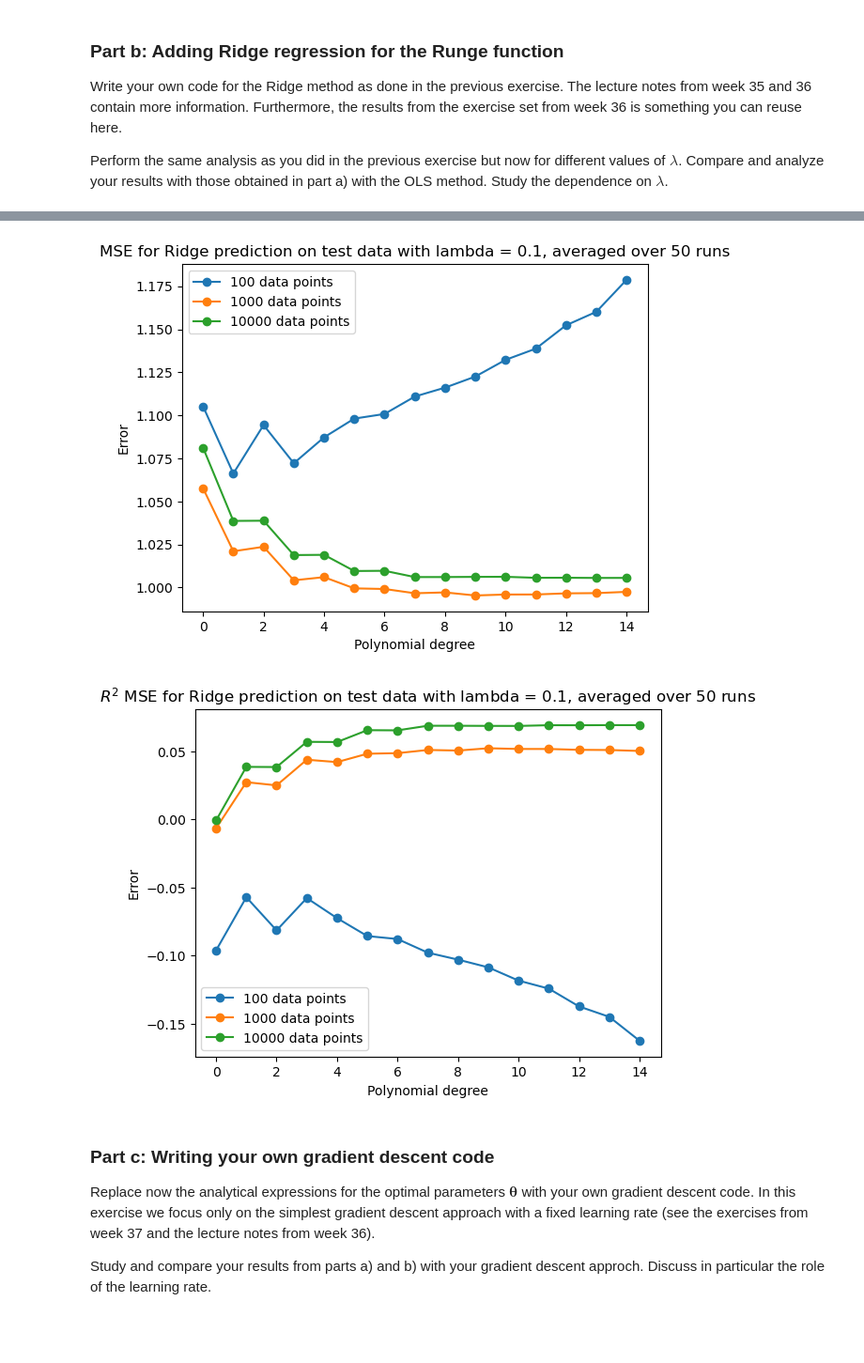
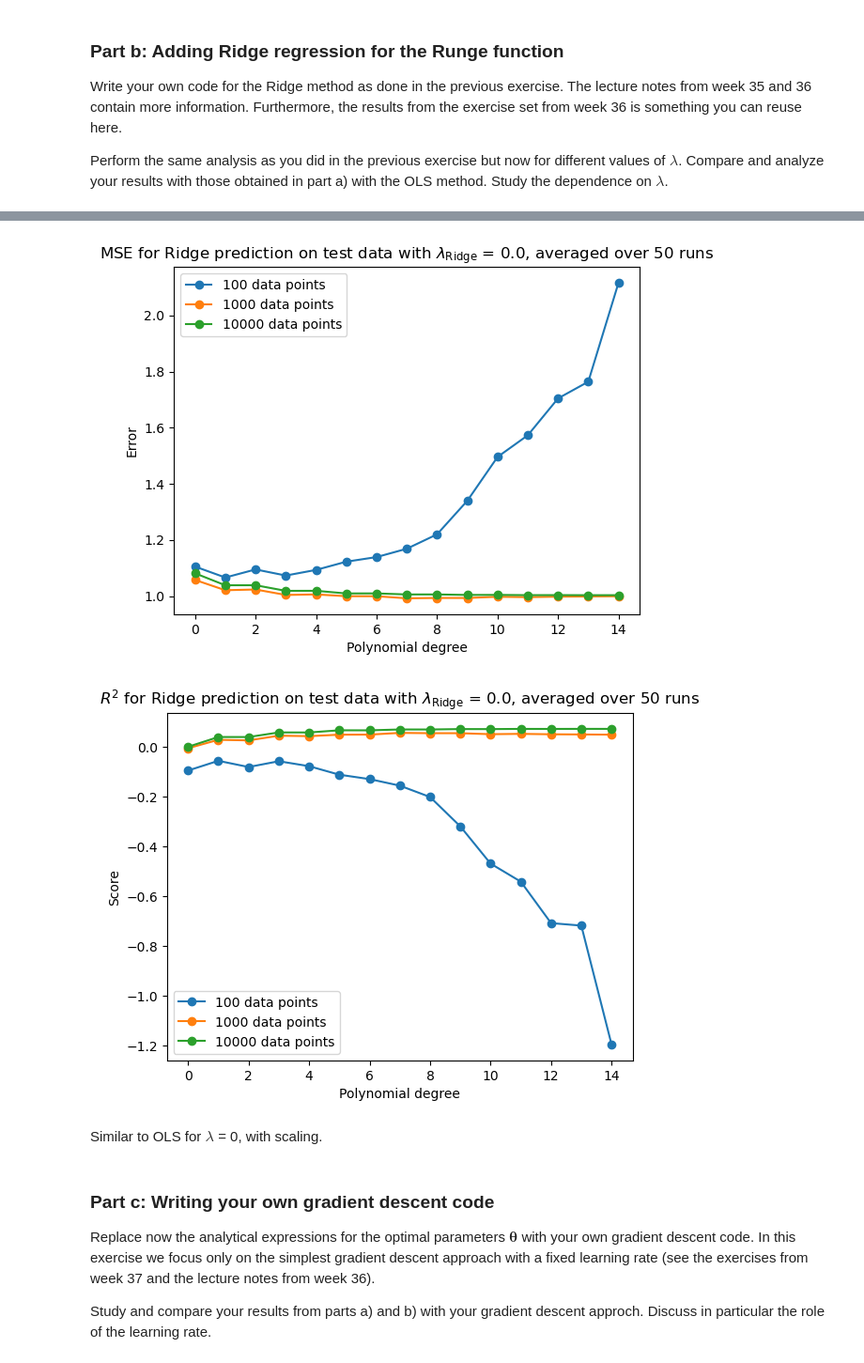
Before and after one commit to Waerstad/4155-Project-1, a Jupyter notebook: Code/project1_main.ipynb, the cells around one changed output, grey strips where cells are left out. Shown at 94% size. Drawn from its saved outputs; the diff is of its cells as text; code cells hidden in the pictures; blank space fills up the shorter version.

```diff
--- a/Code/project1_main.ipynb
+++ b/Code/project1_main.ipynb
@@ -329,7 +329,7 @@ poly_degrees = np.arange(poly_min, poly_max + 1, 1)
 runs = 50
 MSEs_runs_datasize_polys_matrix = np.zeros([runs, len(data_sizes), len(poly_degrees)])
 R2s_runs_datasize_polys_matrix = np.zeros([runs, len(data_sizes), len(poly_degrees)])
-beta1s_runs_datasize_polys_matrix = np.zeros([runs, len(data_sizes), len(poly_degrees)])
+beta0s_runs_datasize_polys_matrix = np.zeros([runs, len(data_sizes), len(poly_degrees)])
 
 for i in range(runs):
 
@@ -352,7 +352,7 @@ for i in range(runs):
             y_offset = np.mean(y_train) # Nesecarry to add this to the y prediction since we have not used intercept parameter
 
             # Train model/find beta parameters
-            ridge_lambda = 0.1
+            ridge_lambda = 0.0
             beta_poly = Ridge_parameters(X_train_s, y_train, ridge_lambda=ridge_lambda)
             # Doing the prediction
             predict_y_test_poly = X_test_s @ beta_poly + y_offset
@@ -360,20 +360,20 @@ for i in range(runs):
             # MSE for target y_test and prediction
             MSEs_runs_datasize_polys_matrix[i,j,k] = mean_squared_error(y_test, predict_y_test_poly)
             R2s_runs_datasize_polys_matrix[i,j,k] = 1.0 - (np.sum((y_test - predict_y_test_poly)**2)/(np.sum((y_test - np.mean(y_test))**2))) #R2
-            beta1s_runs_datasize_polys_matrix[i,j,k] = beta_poly[0]
+            beta0s_runs_datasize_polys_matrix[i,j,k] = beta_poly[0]
 
 # Average over all runs
 mean_MSE_datasize_poly = np.mean(MSEs_runs_datasize_polys_matrix, axis=0)
 mean_R2_runs_datasize_polys_matrix = np.mean(R2s_runs_datasize_polys_matrix, axis=0)
-mean_beta1s_runs_datasize_polys_matrix = np.mean(beta1s_runs_datasize_polys_matrix, axis=0)
+mean_beta0s_runs_datasize_polys_matrix = np.mean(beta0s_runs_datasize_polys_matrix, axis=0)
 
 # Plot mean beta1 parameter of OLS fit on test data for various data sizes and polynomials; averaged over many runs
-plt.plot(mean_beta1s_runs_datasize_polys_matrix[0,:], "o-", label=f"{data_sizes[0]} data points")
-plt.plot(mean_beta1s_runs_datasize_polys_matrix[1,:], "o-", label=f"{data_sizes[1]} data points")
-plt.plot(mean_beta1s_runs_datasize_polys_matrix[2,:], "o-", label=f"{data_sizes[2]} data points")
+plt.plot(mean_beta0s_runs_datasize_polys_matrix[0,:], "o-", label=f"{data_sizes[0]} data points")
+plt.plot(mean_beta0s_runs_datasize_polys_matrix[1,:], "o-", label=f"{data_sizes[1]} data points")
+plt.plot(mean_beta0s_runs_datasize_polys_matrix[2,:], "o-", label=f"{data_sizes[2]} data points")
 plt.xlabel("Polynomial degree")
 plt.ylabel("Value")
-plt.title(fr"Ridge fit parameter $\beta_1$ for \lambda {ridge_lambda}, averaged over {runs} runs per polynomial")
+plt.title(fr"Ridge fit parameter $\beta_1$ for $\lambda_\mathrm{{Ridge}}$ = {ridge_lambda}, averaged over {runs} runs per polynomial")
 plt.legend()
 plt.show()
 plt.close()
@@ -382,7 +382,7 @@ plt.close()
 plt.plot(mean_MSE_datasize_poly[0,:], "o-", label=f"{data_sizes[0]} data points")
 plt.plot(mean_MSE_datasize_poly[1,:], "o-", label=f"{data_sizes[1]} data points")
 plt.plot(mean_MSE_datasize_poly[2,:], "o-", label=f"{data_sizes[2]} data points")
-plt.title(f"MSE for Ridge prediction on test data with lambda = {ridge_lambda}, averaged over {runs} runs")
+plt.title(fr"MSE for Ridge prediction on test data with $\lambda_\mathrm{{Ridge}}$ = {ridge_lambda}, averaged over {runs} runs")
 plt.xlabel("Polynomial degree")
 plt.ylabel("Error")
 plt.legend()
@@ -394,9 +394,9 @@ plt.close()
 plt.plot(mean_R2_runs_datasize_polys_matrix[0,:], "o-", label=f"{data_sizes[0]} data points")
 plt.plot(mean_R2_runs_datasize_polys_matrix[1,:], "o-", label=f"{data_sizes[1]} data points")
 plt.plot(mean_R2_runs_datasize_polys_matrix[2,:], "o-", label=f"{data_sizes[2]} data points")
-plt.title(rf"$R^{2}$ MSE for Ridge prediction on test data with lambda = {ridge_lambda}, averaged over {runs} runs")
+plt.title(fr"$R^{2}$ for Ridge prediction on test data with $\lambda_\mathrm{{Ridge}}$ = {ridge_lambda}, averaged over {runs} runs")
 plt.xlabel("Polynomial degree")
-plt.ylabel("Error")
+plt.ylabel("Score")
 plt.legend()
 #plt.grid()
 plt.show()
@@ -406,2 +406,4 @@ plt.close()
-[figure, old version]
+[figure, new version]
-[figure, old version]
+[figure, new version]
+# %% [markdown]
+Similar to OLS for $\lambda$ = 0, with scaling.
```
Also changed, not shown: parts of 5 cells of this notebook.
